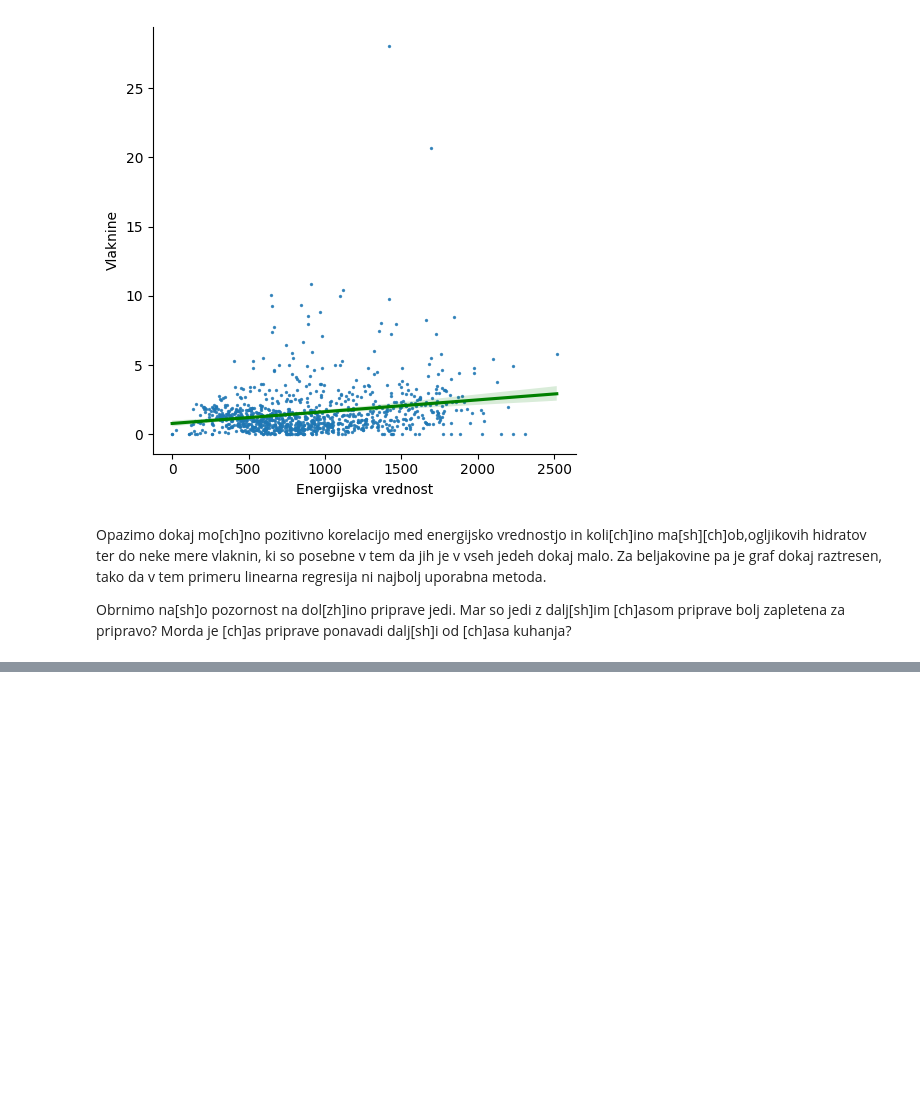
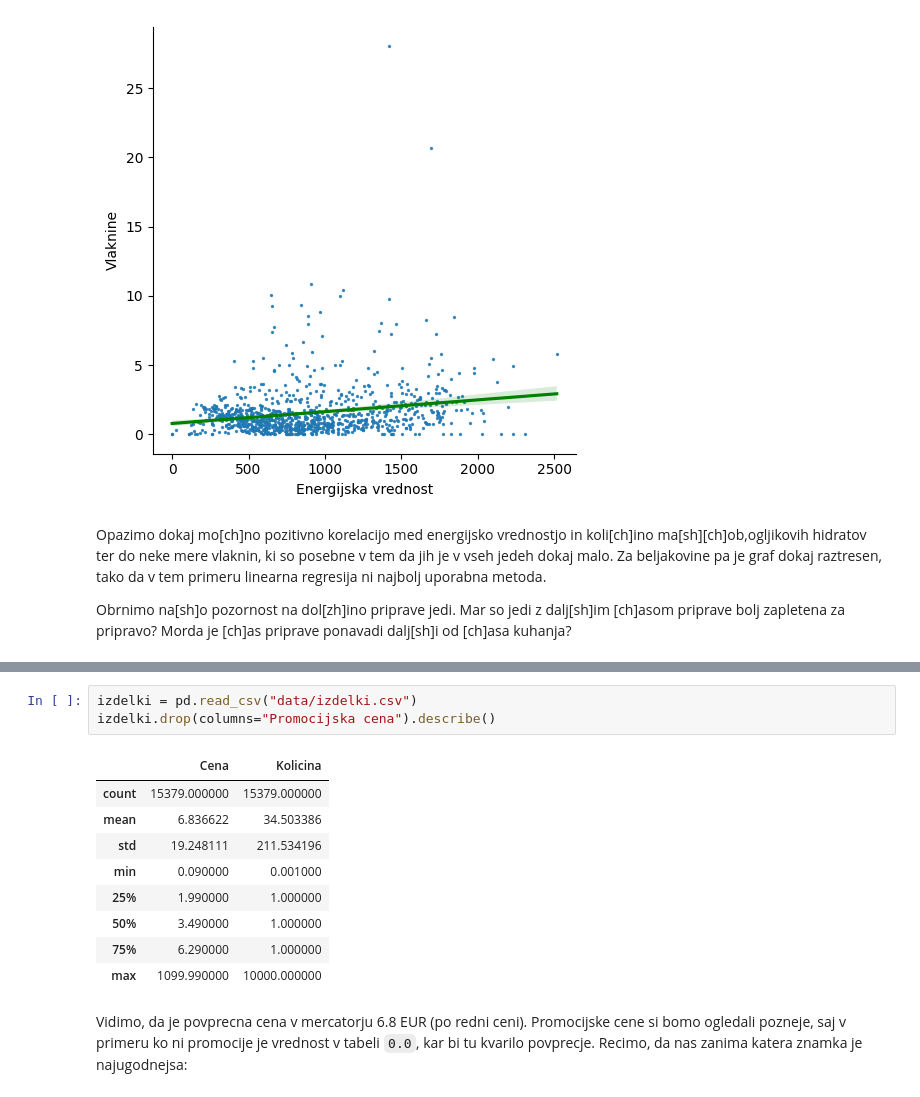
Before and after one commit to borbrudar/uvp, a Jupyter notebook: analiza.ipynb, the cells around one changed output, grey strips where cells are left out. Saved outputs shown, nothing was run; the diff lists cells and outputs as text; blank space fills up the shorter version.

```diff
--- a/analiza.ipynb
+++ b/analiza.ipynb
@@ -67,0 +118,15 @@ ValueError: 'light blue' is not a valid value for color: supported inputs are (r
+# %%
+izdelki = pd.read_csv("data/izdelki.csv")
+izdelki.drop(columns="Promocijska cena").describe()
+# %% [output]
+|  | Cena | Kolicina |
+| count | 15379.000000 | 15379.000000 |
+| mean | 6.836622 | 34.503386 |
+| std | 19.248111 | 211.534196 |
+| min | 0.090000 | 0.001000 |
+| 25% | 1.990000 | 1.000000 |
+| 50% | 3.490000 | 1.000000 |
+| 75% | 6.290000 | 1.000000 |
+| max | 1099.990000 | 10000.000000 |
+# %% [markdown]
+Vidimo, da je povprecna cena v mercatorju 6.8 EUR (po redni ceni). Promocijske cene si bomo ogledali pozneje, saj v primeru ko ni promocije je vrednost v tabeli `0.0`, kar bi tu kvarilo povprecje. Recimo, da nas zanima katera znamka je najugodnejsa:
```
Also changed, not shown: parts of 9 cells of this notebook, 4 other files.
